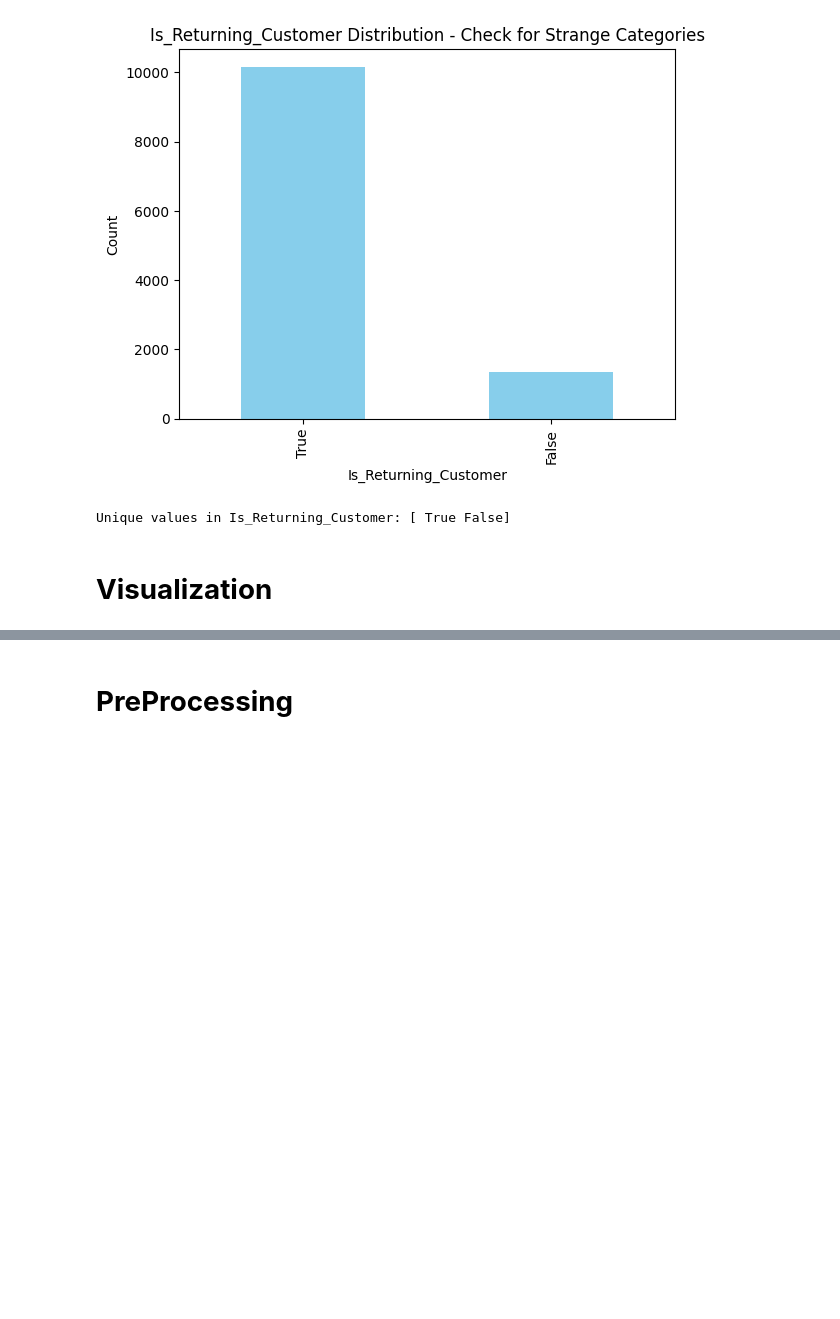
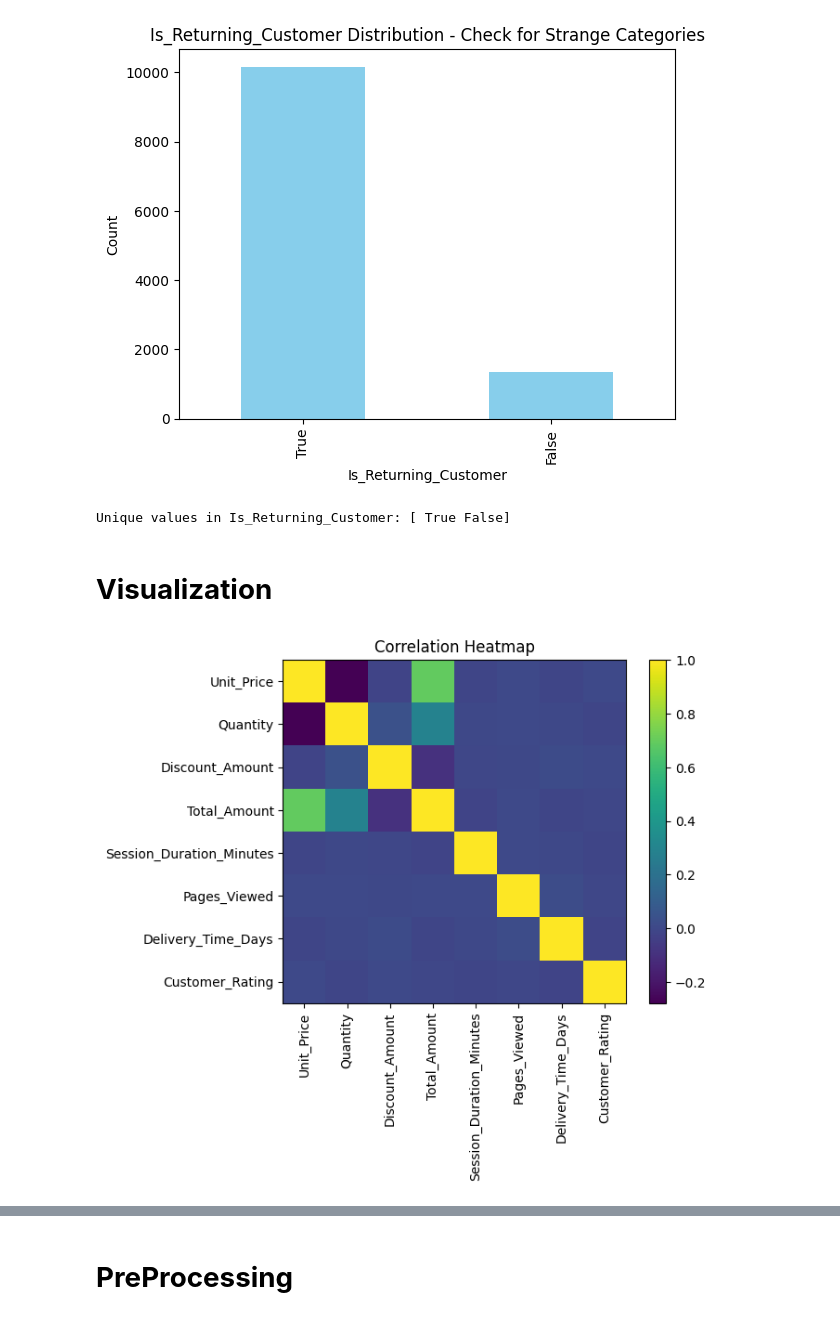
Before and after one commit to shahdelmasry12/Data-Mining-Project, a Jupyter notebook: ecommerce_customer_behavior_dataset_v2.ipynb, the cells around one changed output, grey strips where cells are left out. Drawn from its saved outputs; the diff is of its cells as text; code cells hidden in the pictures; blank space fills up the shorter version.

```diff
--- a/ecommerce_customer_behavior_dataset_v2.ipynb
+++ b/ecommerce_customer_behavior_dataset_v2.ipynb
@@ -255,3 +255,21 @@ Unique values in Device_Type: ['Mobile' 'Tablet' 'Desktop']
 Unique values in Is_Returning_Customer: [ True False]
 # %% [markdown]
 # **Visualization**
+# %%
+numeric_cols = [
+    'Unit_Price', 'Quantity', 'Discount_Amount',
+    'Total_Amount', 'Session_Duration_Minutes',
+    'Pages_Viewed', 'Delivery_Time_Days', 'Customer_Rating'
+]
+
+corr = df[numeric_cols].corr()
+
+plt.figure()
+plt.imshow(corr)
+plt.colorbar()
+plt.xticks(range(len(numeric_cols)), numeric_cols, rotation=90)
+plt.yticks(range(len(numeric_cols)), numeric_cols)
+plt.title('Correlation Heatmap')
+plt.show()
+# %% [output]
+[figure, added]
```
Also changed, not shown: parts of 17 cells of this notebook.
